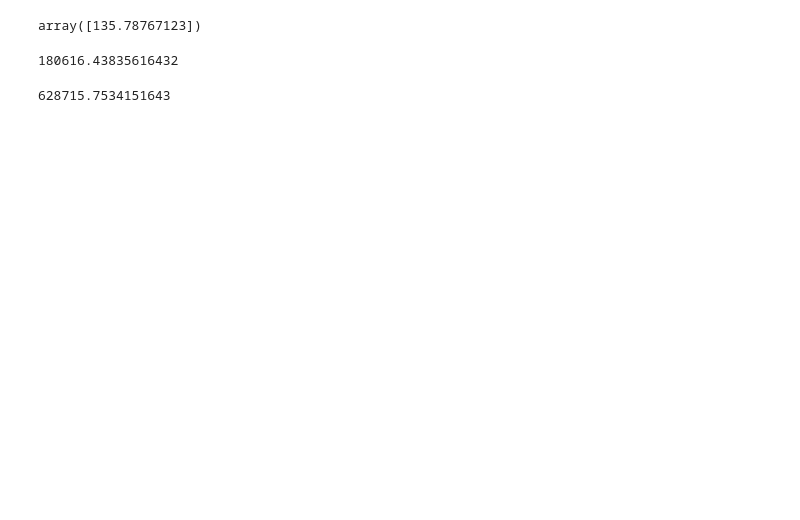
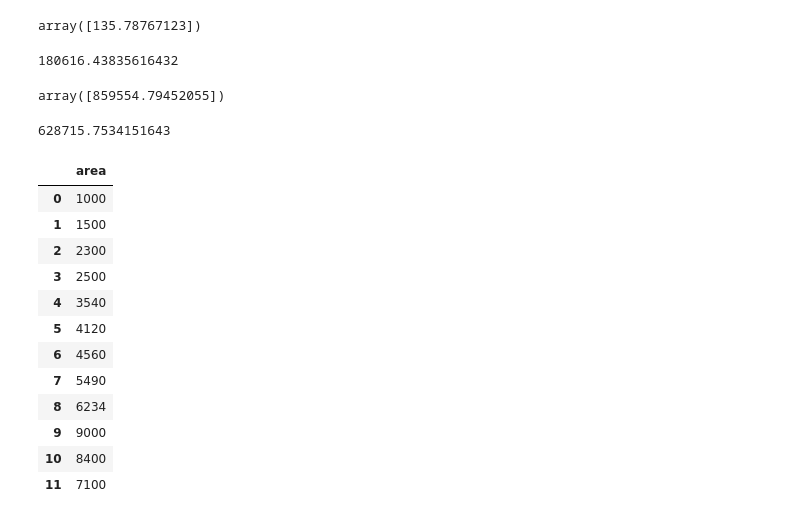
Before and after one commit to RDX-Rudra/Python-World, a Jupyter notebook: jupiter/homePricings.ipynb, the cells around one changed output. Saved outputs shown, nothing was run; the diff lists cells and outputs as text; code cells hidden in the pictures; blank space fills up the shorter version.

```diff
--- a/jupiter/homePricings.ipynb
+++ b/jupiter/homePricings.ipynb
@@ -29,7 +33,28 @@ reg.intercept_
 180616.43835616432
 # %%
 y = 135.78767123 * 3300 + 180616.43835616432
+# %%
+reg.predict([[5000]])
+# %% [output]
+array([859554.79452055])
 # %%
 print(y)
 # %% [output]
 628715.7534151643
+# %%
+d = pd.read_csv("areas.csv")
+d
+# %% [output]
+|  | area |
+| 0 | 1000 |
+| 1 | 1500 |
+| 2 | 2300 |
+| 3 | 2500 |
+| 4 | 3540 |
+| 5 | 4120 |
+| 6 | 4560 |
+| 7 | 5490 |
+| 8 | 6234 |
+| 9 | 9000 |
+| 10 | 8400 |
+| 11 | 7100 |
```
Also changed, not shown: parts of 5 cells of this notebook, 3 other files.
